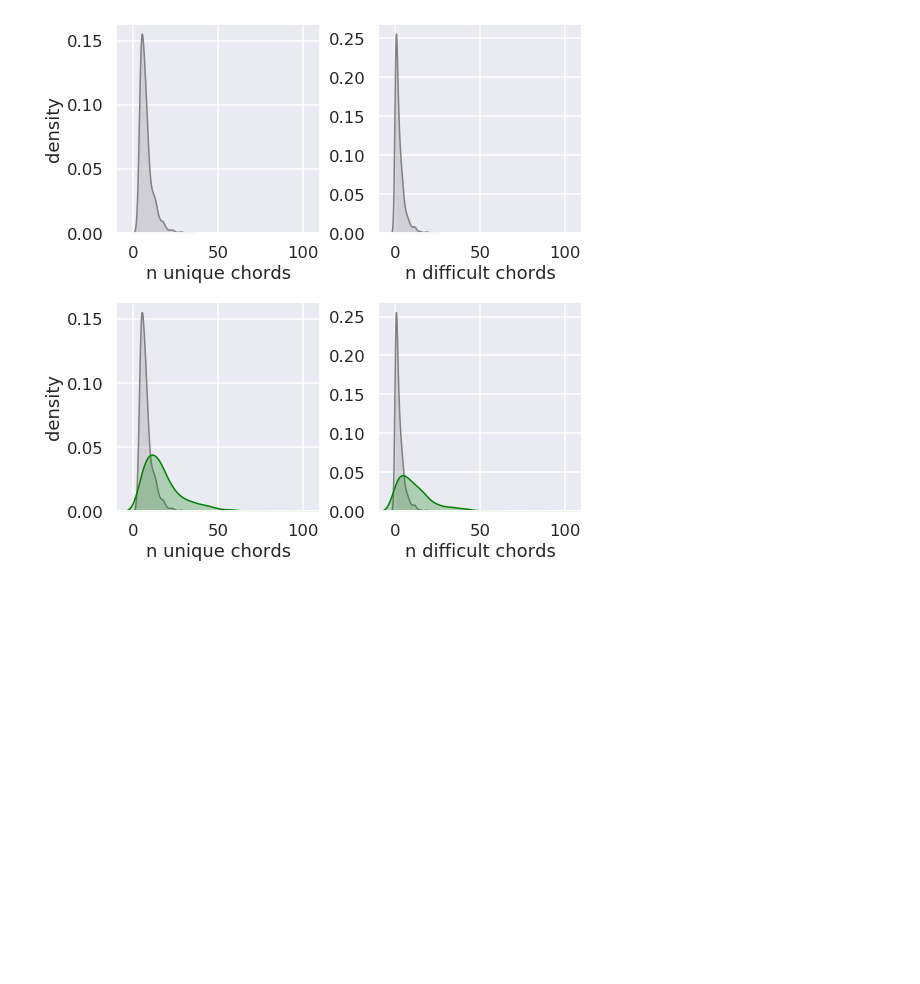
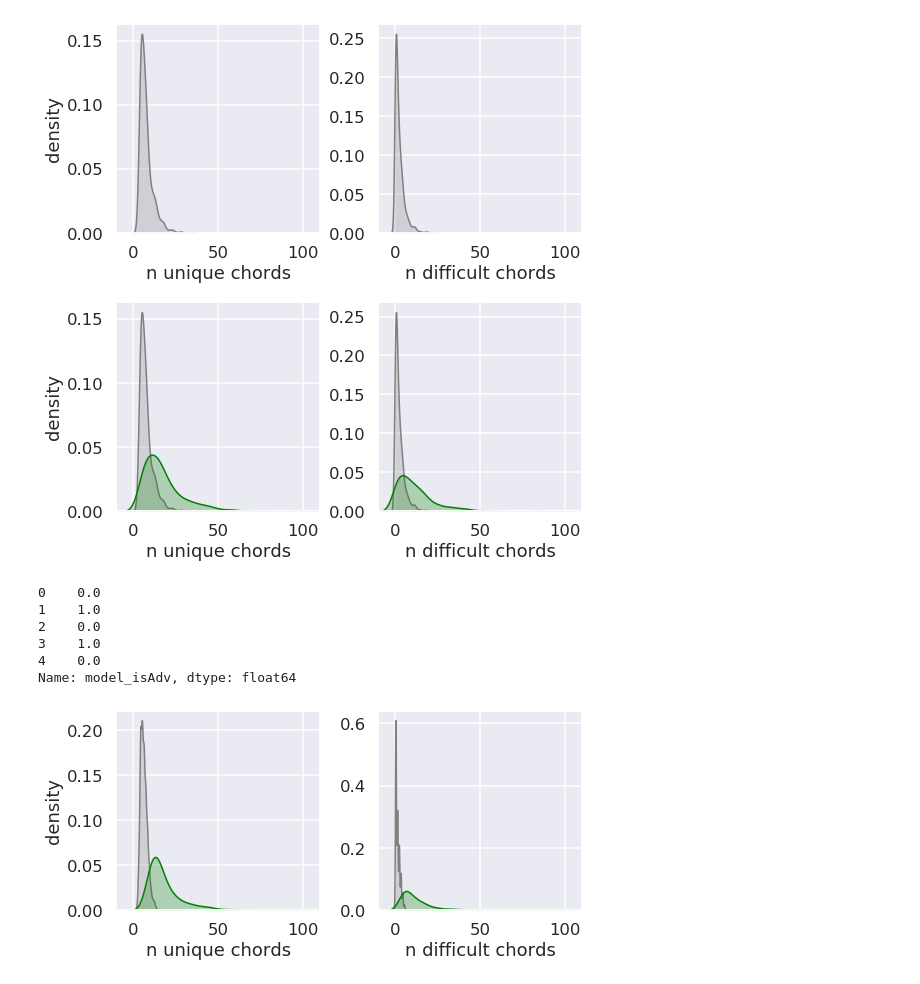
Before and after one commit to alevi813/chordRec, a Jupyter notebook: eda_for_slides.ipynb, the cells around one changed output. Drawn from its saved outputs; the diff is of its cells as text; code cells hidden in the pictures; blank space fills up the shorter version.

```diff
--- a/eda_for_slides.ipynb
+++ b/eda_for_slides.ipynb
@@ -12,12 +12,11 @@ cur = conn.cursor()
 # %%
 allFeatures = pd.read_sql_query("SELECT * FROM features", conn)
 labels = pd.read_sql_query("SELECT label FROM basic_info", conn)
+isAdv  = pd.read_sql_query("SELECT model_isAdv FROM label", conn)
 
 allFeatures.drop('index', axis=1, inplace=True)
 
 allFeatures.head()
-# allFeatures = allFeatures.iloc[57:1329].reset_index(drop=True)
-# labels = labels.iloc[57:1329].reset_index(drop=True)
 # %% [output]
 |  | tempo | duration_m | time_signature | energy | n_unique_chords | n_difficult_chords | chord_per_min |
 | 0 | 89.132 | 2.408833 | 4.0 | 0.7260 | 8 | 2 | 47.740953 |
@@ -65,9 +72,9 @@ sns.set_context("talk")
 
 with sns.axes_style("darkgrid"):
     ax = f.add_subplot(gs[0, 0])
-    sns.kdeplot(allFeatures['n_unique_chords'][dummyLabel['Label_novice']==1], fill=True, legend=False)
-    sns.kdeplot(allFeatures['n_unique_chords'][dummyLabel['Label_intermediate']==1], fill=True, legend=False)
-    sns.kdeplot(allFeatures['n_unique_chords'][dummyLabel['Label_advanced']==1], fill=True, legend=False)
+    sns.kdeplot(allFeatures['n_unique_chords'][dummyLabel['Label_novice']==1], fill=True, legend=True)
+    sns.kdeplot(allFeatures['n_unique_chords'][dummyLabel['Label_intermediate']==1], fill=True, legend=True)
+    sns.kdeplot(allFeatures['n_unique_chords'][dummyLabel['Label_advanced']==1], fill=True, legend=True)
     ax.set_xlabel('n unique chords')
     ax.set_ylabel('density')
     ax.set_xlim(-10,110)
@@ -98,16 +105,16 @@ sns.set_context("talk")
 
 with sns.axes_style("darkgrid"):
     ax = f.add_subplot(gs[0, 0])
-    sns.kdeplot(allFeatures['n_unique_chords'][dummyLabel['Label_novice']==1], fill=True, legend=False)
-    sns.kdeplot(allFeatures['n_unique_chords'][dummyLabel['Label_intermediate']==1], fill=True, legend=False)
+    sns.kdeplot(allFeatures['n_unique_chords'][dummyLabel['Label_novice']==1], fill=True, legend=True)
+    sns.kdeplot(allFeatures['n_unique_chords'][dummyLabel['Label_intermediate']==1], fill=True, legend=True)
     ax.set_xlabel('n unique chords')
     ax.set_ylabel('density')
     ax.set_xlim(-10,110)
 
 with sns.axes_style("darkgrid"):
     ax = f.add_subplot(gs[0, 1])
-    sns.kdeplot(allFeatures['n_difficult_chords'][dummyLabel['Label_novice']==1], fill=True, legend=False)
-    sns.kdeplot(allFeatures['n_difficult_chords'][dummyLabel['Label_intermediate']==1], fill=True, legend=False)
+    sns.kdeplot(allFeatures['n_difficult_chords'][dummyLabel['Label_novice']==1], fill=True, legend=True)
+    sns.kdeplot(allFeatures['n_difficult_chords'][dummyLabel['Label_intermediate']==1], fill=True, legend=True)
     ax.set_xlabel('n difficult chords')
     ax.set_ylabel(' ')
     ax.set_xlim(-10,110)
@@ -172,3 +179,45 @@ f.tight_layout()
 f.savefig("adv&not.png", bbox_inches='tight', dpi=600)
 # %% [output]
 [figure]
+# %%
+isAdv['model_isAdv'].head()
+# %% [output]
+0    0.0
+1    1.0
+2    0.0
+3    1.0
+4    0.0
+Name: model_isAdv, dtype: float64
+# %%
+f = plt.figure(figsize=(8, 4))
+# gs = f.add_gridspec(1, 3)
+gs = f.add_gridspec(1, 2)
+
+sns.set_context("talk")
+
+
+with sns.axes_style("darkgrid"):
+    ax = f.add_subplot(gs[0, 0])
+    sns.kdeplot(allFeatures['n_unique_chords'][isAdv['model_isAdv']==0], fill=True, legend=False, color='gray')
+    sns.kdeplot(allFeatures['n_unique_chords'][isAdv['model_isAdv']==1], fill=True, legend=False, color='green')
+    ax.set_xlabel('n unique chords')
+    ax.set_ylabel('density')
+    ax.set_xlim(-10,110)
+
+with sns.axes_style("darkgrid"):
+    ax = f.add_subplot(gs[0, 1])
+    sns.kdeplot(allFeatures['n_difficult_chords'][isAdv['model_isAdv']==0], fill=True, legend=False, color='gray')
+    sns.kdeplot(allFeatures['n_difficult_chords'][isAdv['model_isAdv']==1], fill=True, legend=False, color='green')
+    ax.set_xlabel('n difficult chords')
+    ax.set_ylabel('')
+    ax.set_xlim(-10,110)
+
+# with sns.axes_style("darkgrid"):
+#     ax = f.add_subplot(gs[0, 2])
+#     sns.kdeplot(allFeatures['chord_per_min'][dummyLabel['Label_advanced']==0], legend=False)
+#     sns.kdeplot(allFeatures['chord_per_min'][dummyLabel['Label_advanced']==1], legend=False)
+
+f.tight_layout()
+f.savefig("adv&not.png", bbox_inches='tight', dpi=600)
+# %% [output]
+[figure, added]
```
Also changed, not shown: parts of 6 cells of this notebook, 2 other files.
